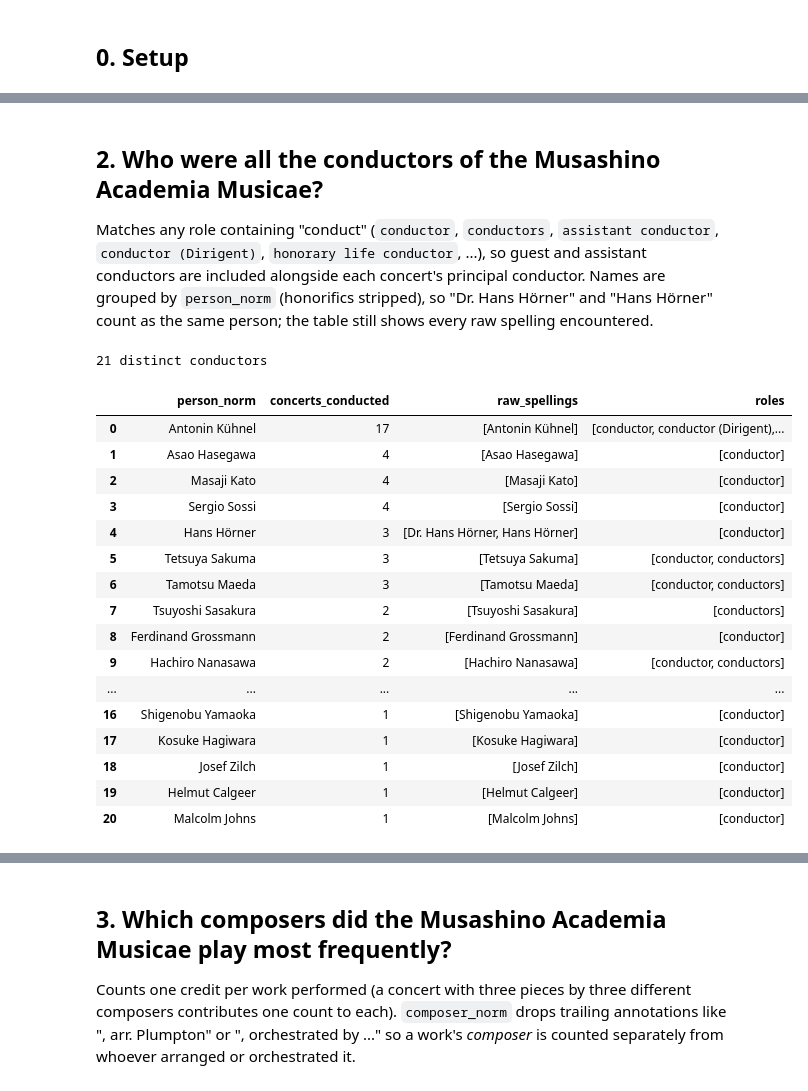
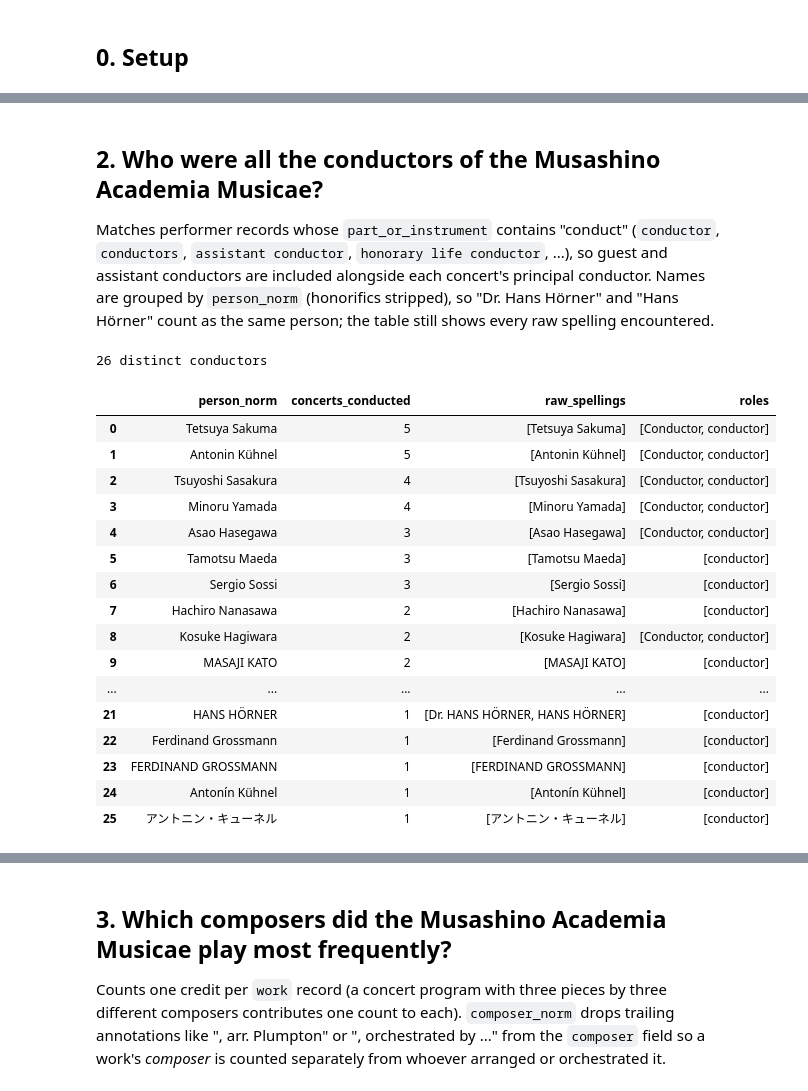
Before and after one commit to RichardFreedman/Summer2026, a Jupyter notebook: Melbourne_Rare_Concert/RareBooks_PatternAnalysis.ipynb, the cells around one changed output, grey strips where cells are left out. Cells and saved outputs as stored; diff of their text form; code cells hidden in the pictures.

```diff
--- a/Melbourne_Rare_Concert/RareBooks_PatternAnalysis.ipynb
+++ b/Melbourne_Rare_Concert/RareBooks_PatternAnalysis.ipynb
@@ -86,23 +71,8 @@ HONORIFIC_RE = re.compile(
     re.IGNORECASE,
 )
 
-def strip_parenthetical(text):
-    """Drop '(...)' asides -- affiliations, event notes, translations -- from a credit value."""
-    return re.sub(r"\([^)]*\)", "", text)
-
-def split_names(raw):
-    """Split a credit value like 'Aiko Kato, Etsuko Ohya' into individual names.
-
-    Splits on ';', ',', ' and ', ' & ' after removing parenthetical asides. Good enough for
-    this corpus's "Firstname Lastname[, Firstname Lastname...]" style; doesn't handle
-    'Lastname, Firstname' formatting, which doesn't appear here.
-    """
-    if not raw or not isinstance(raw, str):
-        return []
-    text = strip_parenthetical(raw)
-    parts = re.split(r";|,| and | & ", text)
-    return [p.strip(" .") for p in parts if p.strip(" .")]
-
 def normalize_name(name):
     """Strip a leading honorific so 'Dr. Hans Hörner' and 'Hans Hörner' count as one person."""
+    if not isinstance(name, str):
+        return name
     return HONORIFIC_RE.sub("", name).strip()
@@ -157,46 +79,49 @@ credits_long.head()
 # %% [markdown]
 ## 2. Who were all the conductors of the Musashino Academia Musicae?
 
-Matches any role containing "conduct" (`conductor`, `conductors`, `assistant conductor`, `conductor (Dirigent)`, `honorary life conductor`, ...), so guest and assistant conductors are included alongside each concert's principal conductor. Names are grouped by `person_norm` (honorifics stripped), so "Dr. Hans Hörner" and "Hans Hörner" count as the same person; the table still shows every raw spelling encountered.
+Matches performer records whose `part_or_instrument` contains "conduct" (`conductor`, `conductors`, `assistant conductor`, `honorary life conductor`, ...), so guest and assistant conductors are included alongside each concert's principal conductor. Names are grouped by `person_norm` (honorifics stripped), so "Dr. Hans Hörner" and "Hans Hörner" count as the same person; the table still shows every raw spelling encountered.
 # %%
-mus_credits = credits_long[credits_long["presenter_sponsor"] == "Musashino Academia Musicae"]
+mus_performers = items_df[
+    (items_df["record_type"] == "performer")
+    & (items_df["manifest_organization"] == "Musashino Academia Musicae")
+].copy()
+mus_performers["person_norm"] = mus_performers["name"].apply(normalize_name)
 
-conductors = mus_credits[
-    mus_credits["role_lower"].str.contains("conduct")
-    & ~mus_credits["role_lower"].str.contains("being honored")
+conductors = mus_performers[
+    mus_performers["part_or_instrument"].str.contains("conduct", case=False, na=False)
 ]
 
 conductor_counts = (
     conductors.groupby("person_norm")
     .agg(
-        concerts_conducted=("event_idx", "nunique"),
-        raw_spellings=("person_raw", lambda s: sorted(set(s))),
-        roles=("role_raw", lambda s: sorted(set(s))),
+        concerts_conducted=("filename", "nunique"),
+        raw_spellings=("name", lambda s: sorted(set(s))),
+        roles=("part_or_instrument", lambda s: sorted(set(s))),
     )
     .sort_values("concerts_conducted", ascending=False)
     .reset_index()
 )
 print(f"{len(conductor_counts)} distinct conductors")
 conductor_counts
 # %% [output]
-21 distinct conductors
+26 distinct conductors
 |  | person_norm | concerts_conducted | raw_spellings | roles |
-| 0 | Antonin Kühnel | 17 | [Antonin Kühnel] | [conductor, conductor (Dirigent),... |
-| 1 | Asao Hasegawa | 4 | [Asao Hasegawa] | [conductor] |
-| 2 | Masaji Kato | 4 | [Masaji Kato] | [conductor] |
-| 3 | Sergio Sossi | 4 | [Sergio Sossi] | [conductor] |
-| 4 | Hans Hörner | 3 | [Dr. Hans Hörner, Hans Hörner] | [conductor] |
-| 5 | Tetsuya Sakuma | 3 | [Tetsuya Sakuma] | [conductor, conductors] |
-| 6 | Tamotsu Maeda | 3 | [Tamotsu Maeda] | [conductor, conductors] |
-| 7 | Tsuyoshi Sasakura | 2 | [Tsuyoshi Sasakura] | [conductors] |
-| 8 | Ferdinand Grossmann | 2 | [Ferdinand Grossmann] | [conductor] |
-| 9 | Hachiro Nanasawa | 2 | [Hachiro Nanasawa] | [conductor, conductors] |
+| 0 | Tetsuya Sakuma | 5 | [Tetsuya Sakuma] | [Conductor, conductor] |
+| 1 | Antonin Kühnel | 5 | [Antonin Kühnel] | [Conductor, conductor] |
+| 2 | Tsuyoshi Sasakura | 4 | [Tsuyoshi Sasakura] | [Conductor, conductor] |
+| 3 | Minoru Yamada | 4 | [Minoru Yamada] | [Conductor, conductor] |
+| 4 | Asao Hasegawa | 3 | [Asao Hasegawa] | [Conductor, conductor] |
+| 5 | Tamotsu Maeda | 3 | [Tamotsu Maeda] | [conductor] |
+| 6 | Sergio Sossi | 3 | [Sergio Sossi] | [conductor] |
+| 7 | Hachiro Nanasawa | 2 | [Hachiro Nanasawa] | [conductor] |
+| 8 | Kosuke Hagiwara | 2 | [Kosuke Hagiwara] | [Conductor, conductor] |
+| 9 | MASAJI KATO | 2 | [MASAJI KATO] | [conductor] |
 | ... | ... | ... | ... | ... |
-| 16 | Shigenobu Yamaoka | 1 | [Shigenobu Yamaoka] | [conductor] |
-| 17 | Kosuke Hagiwara | 1 | [Kosuke Hagiwara] | [conductor] |
-| 18 | Josef Zilch | 1 | [Josef Zilch] | [conductor] |
-| 19 | Helmut Calgeer | 1 | [Helmut Calgeer] | [conductor] |
-| 20 | Malcolm Johns | 1 | [Malcolm Johns] | [conductor] |
+| 21 | HANS HÖRNER | 1 | [Dr. HANS HÖRNER, HANS HÖRNER] | [conductor] |
+| 22 | Ferdinand Grossmann | 1 | [Ferdinand Grossmann] | [conductor] |
+| 23 | FERDINAND GROSSMANN | 1 | [FERDINAND GROSSMANN] | [conductor] |
+| 24 | Antonín Kühnel | 1 | [Antonín Kühnel] | [conductor] |
+| 25 | アントニン・キューネル | 1 | [アントニン・キューネル] | [conductor] |
 # %%
 fig = px.bar(
     conductor_counts,
@@ -213,5 +138,5 @@ fig.show()
 # %% [markdown]
 ## 3. Which composers did the Musashino Academia Musicae play most frequently?
 
-Counts one credit per work performed (a concert with three pieces by three different composers contributes one count to each). `composer_norm` drops trailing annotations like ", arr. Plumpton" or ", orchestrated by ..." so a work's *composer* is counted separately from whoever arranged or orchestrated it.
+Counts one credit per `work` record (a concert program with three pieces by three different composers contributes one count to each). `composer_norm` drops trailing annotations like ", arr. Plumpton" or ", orchestrated by ..." from the `composer` field so a work's *composer* is counted separately from whoever arranged or orchestrated it.
 # %%
```
Also changed, not shown: parts of 11 cells of this notebook, 23 other files.
